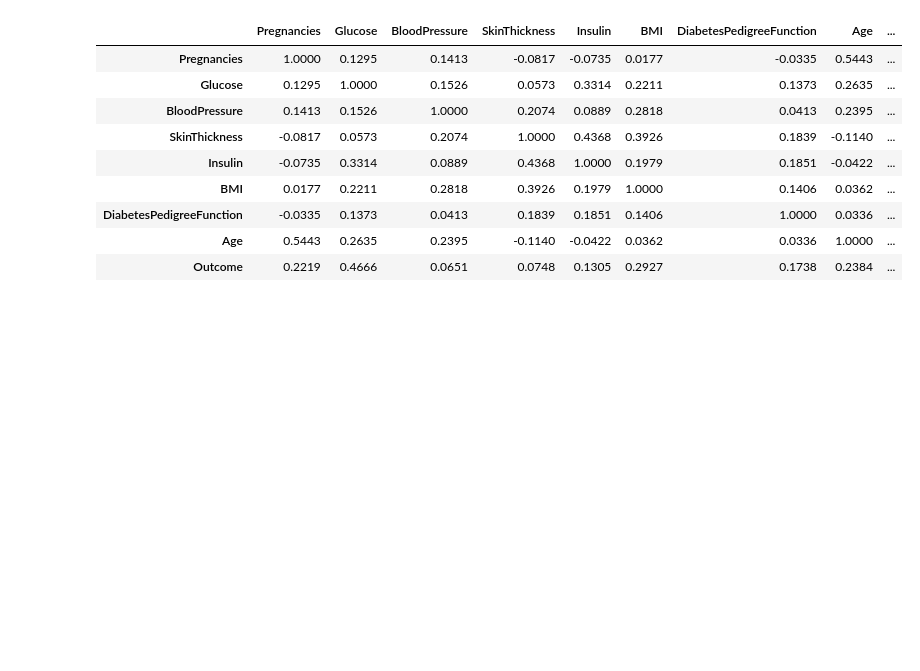
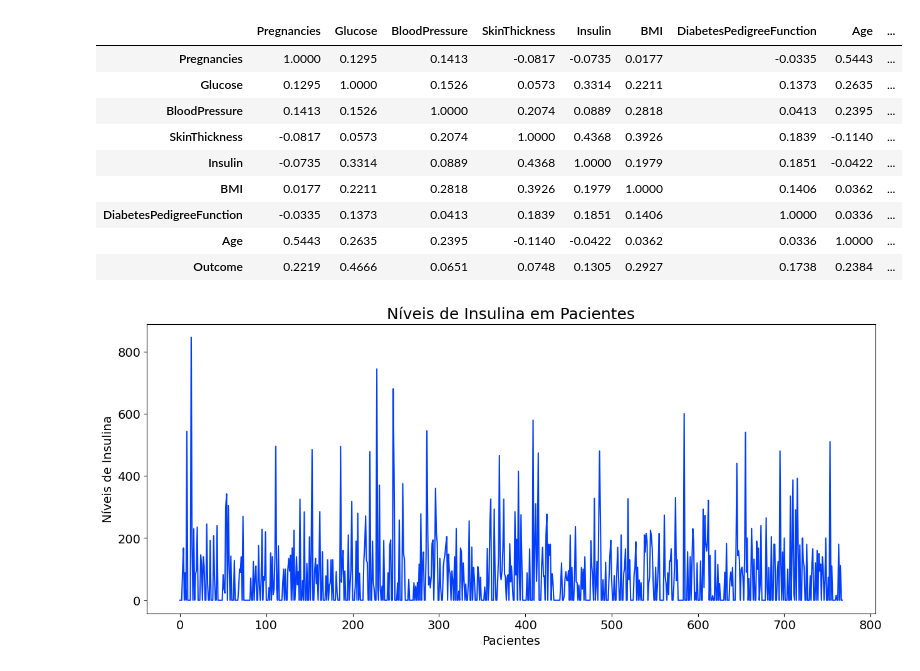
Before and after one commit to PietroDelCorona/2023-2_Inteligencia_Artificial, a Jupyter notebook: Challenge_AI_1/algoritmos_diabetes.ipynb, the cells around one changed output. Cells and saved outputs as stored; diff of their text form; code cells hidden in the pictures; blank space fills up the shorter version.

```diff
--- a/Challenge_AI_1/algoritmos_diabetes.ipynb
+++ b/Challenge_AI_1/algoritmos_diabetes.ipynb
@@ -111,3 +105,12 @@ dados.corr(method='pearson').round(4)
 | DiabetesPedigreeFunction | -0.0335 | 0.1373 | 0.0413 | 0.1839 | 0.1851 | 0.1406 | 1.0000 | 0.0336 | ... |
 | Age | 0.5443 | 0.2635 | 0.2395 | -0.1140 | -0.0422 | 0.0362 | 0.0336 | 1.0000 | ... |
 | Outcome | 0.2219 | 0.4666 | 0.0651 | 0.0748 | 0.1305 | 0.2927 | 0.1738 | 0.2384 | ... |
+# %%
+fig, ax = plt.subplots(figsize=(15,6))
+
+ax.set_title('Níveis de Insulina em Pacientes', fontsize = 18)
+ax.set_ylabel('Níveis de Insulina', fontsize=14)
+ax.set_xlabel('Pacientes', fontsize=14)
+ax = dados['Insulin'].plot(fontsize=14)
+# %% [output]
+[figure, added]
```
Also changed, not shown: parts of 19 cells of this notebook, 1 other file.
